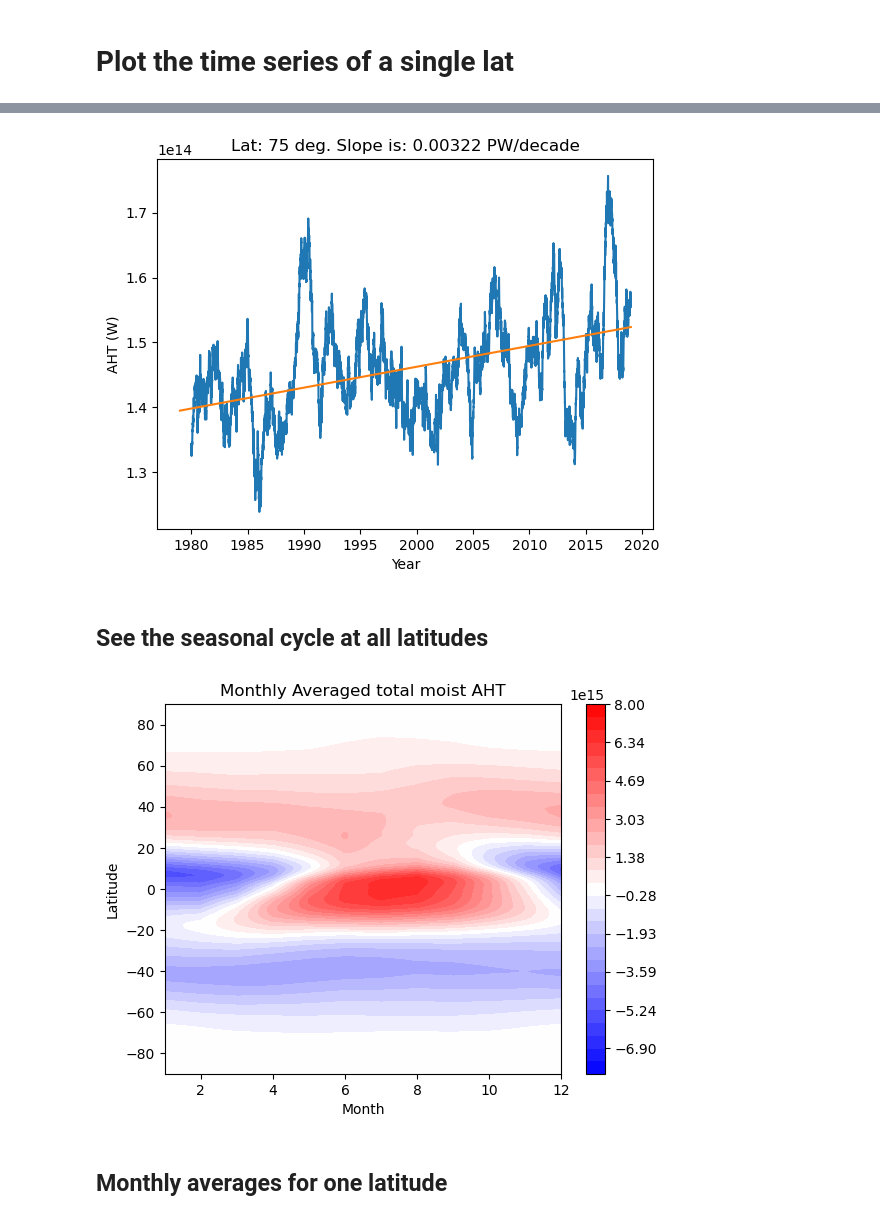
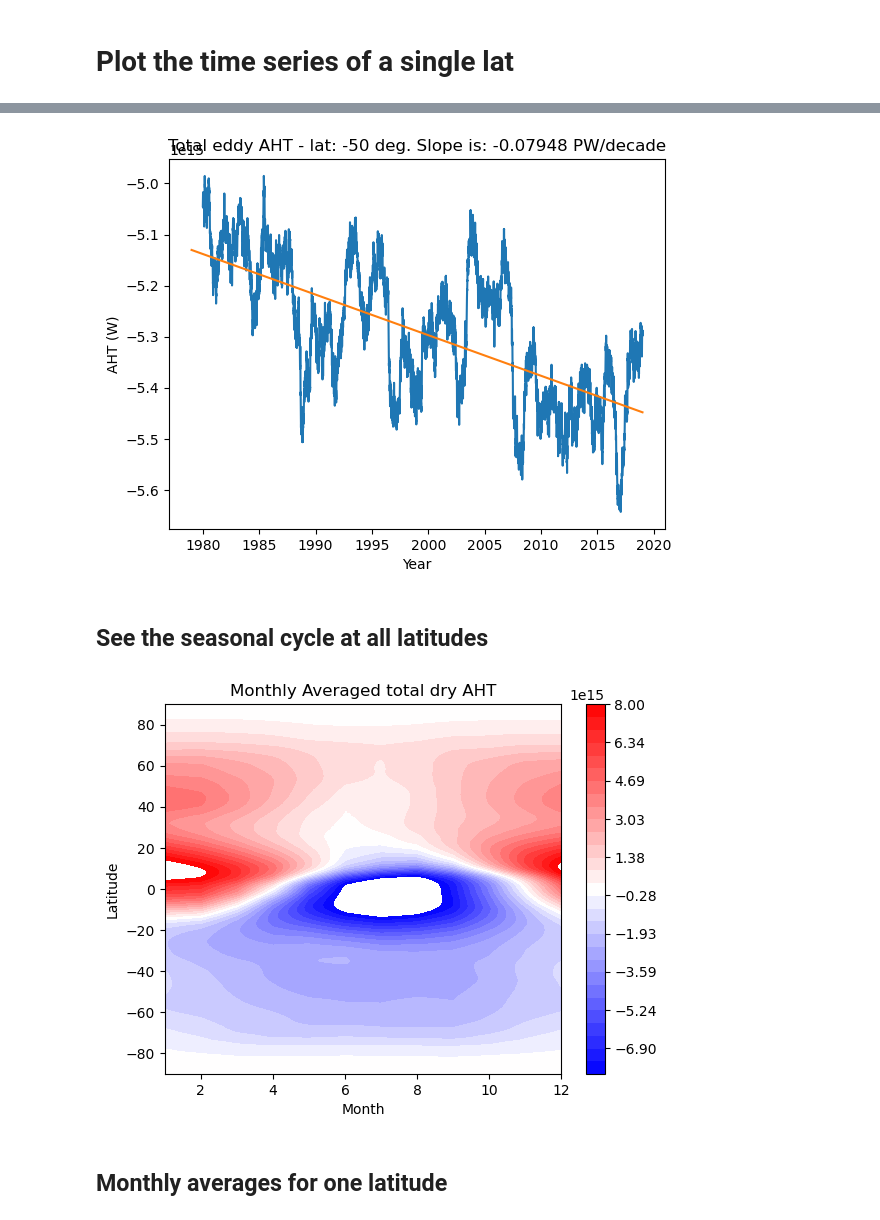
Before and after one commit to tylersc/ERA5_aht, a Jupyter notebook: AHT_work_w_Lily.ipynb, the cells around one changed output, grey strips where cells are left out. Cells and saved outputs as stored; diff of their text form; code cells hidden in the pictures.

```diff
--- a/AHT_work_w_Lily.ipynb
+++ b/AHT_work_w_Lily.ipynb
@@ -86,12 +86,12 @@ Data variables: (12/18)
     eddy_aht_no_seasons_dry     (time, latitude) float64 ...
     mmc_aht_no_seasons_dry      (time, latitude) float64 ...
 # %%
-which_lat = 75
+which_lat = -50
 lat_idx = era_fncts.get_lat_idx(which_lat)
 time_series = np.linspace(1979, 2019, 58440)
 
-#which_field = eddy_all_times_no_season[:,lat_idx]
-which_field = aht_ds.eddy_aht_moist[:,lat_idx] * geometry[lat_idx]
+which_field = aht_ds.eddy_aht[:,lat_idx] * geometry[lat_idx]
+#which_field = aht_ds.eddy_aht_moist[:,lat_idx] * geometry[lat_idx]
 
 time_ave_length = 4*365
 
@@ -107,31 +107,31 @@ plt.plot(time_series, m*time_series + b)
 #plt.xlim([0, 10])
 plt.xlabel('Year')
 plt.ylabel('AHT (W)')
-plt.title('Lat: ' + str(which_lat) + ' deg. Slope is: ' + str(round(10 * m/1e15, 5)) + ' PW/decade')
+plt.title('Total eddy AHT - lat: ' + str(which_lat) + ' deg. Slope is: ' + str(round(10 * m/1e15, 5)) + ' PW/decade')
 
-#plt.savefig('figures/lily_aht_plots/total_aht_moist_time_series_' + str(which_lat) + 'deg')
+#plt.savefig('figures/lily_aht_plots/eddy_aht_time_series_' + str(which_lat) + 'deg')
 
 plt.show()
 # %% [output]
-[figure, old version]
+[figure, new version]
 # %% [markdown]
 ## See the seasonal cycle at all latitudes
 # %%
-month_grouped = aht_ds.total_aht_moist.groupby('time.month').mean(['time'])
+month_grouped = aht_ds.total_aht_dry.groupby('time.month').mean(['time'])
 
 plt.contourf(range(1, 13), lats, (month_grouped*geometry[None,:]).T, levels=np.linspace(-8e15, 8e15, 30), cmap='bwr')
 
 plt.colorbar()
 
 plt.xlabel('Month')
 plt.ylabel('Latitude')
 
-plt.title('Monthly Averaged total moist AHT')
+plt.title('Monthly Averaged total dry AHT')
 
-#plt.savefig('figures/lily_aht_plots/monthly_ave_total_aht_moist_all_lats')
+#plt.savefig('figures/lily_aht_plots/monthly_ave_total_dry_aht_all_lats')
 plt.show()
 # %% [output]
-[figure, old version]
+[figure, new version]
 # %% [markdown]
 ## Monthly averages for one latitude
 # %%
```
Also changed, not shown: parts of 6 cells of this notebook, 8 other files.
